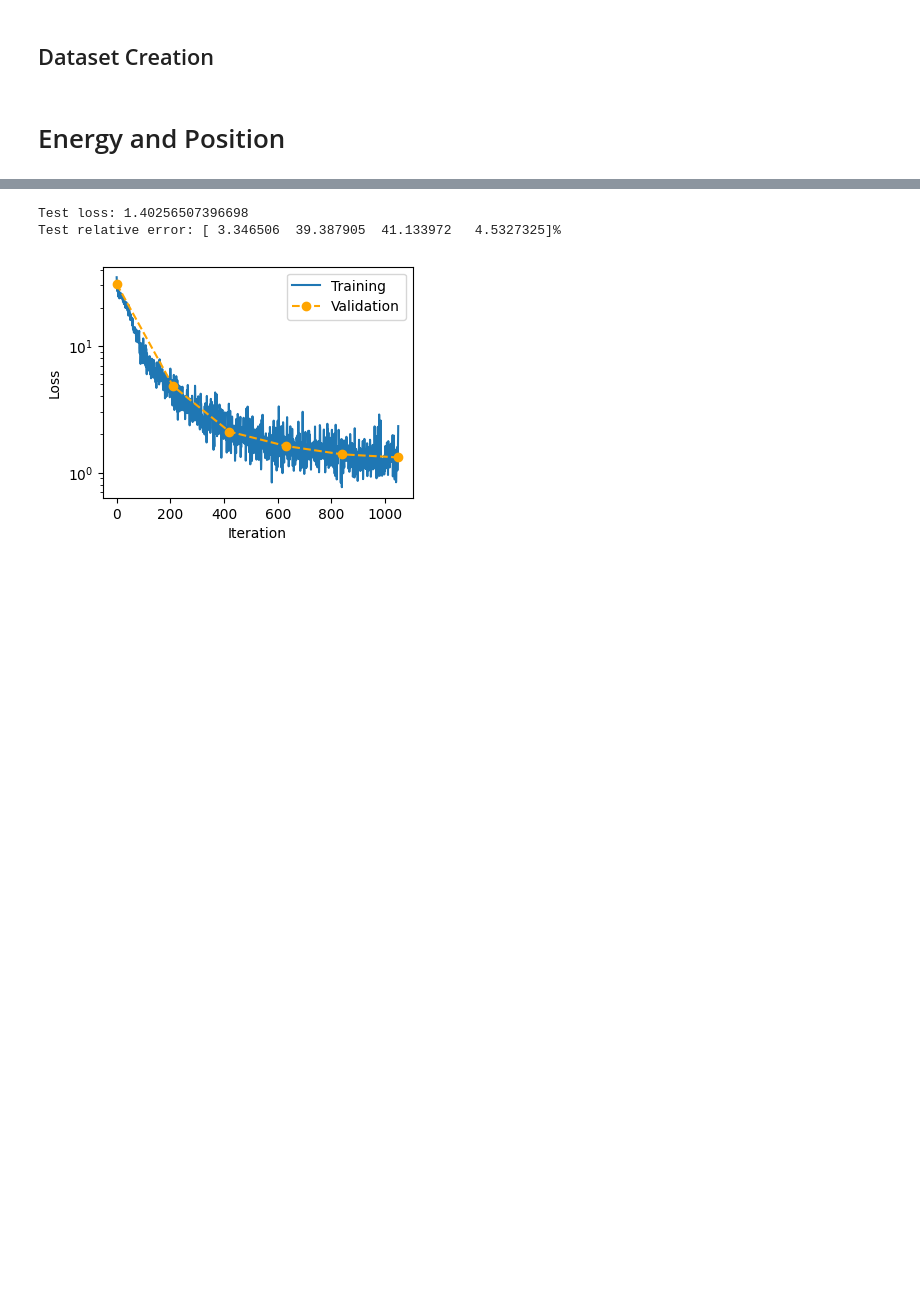
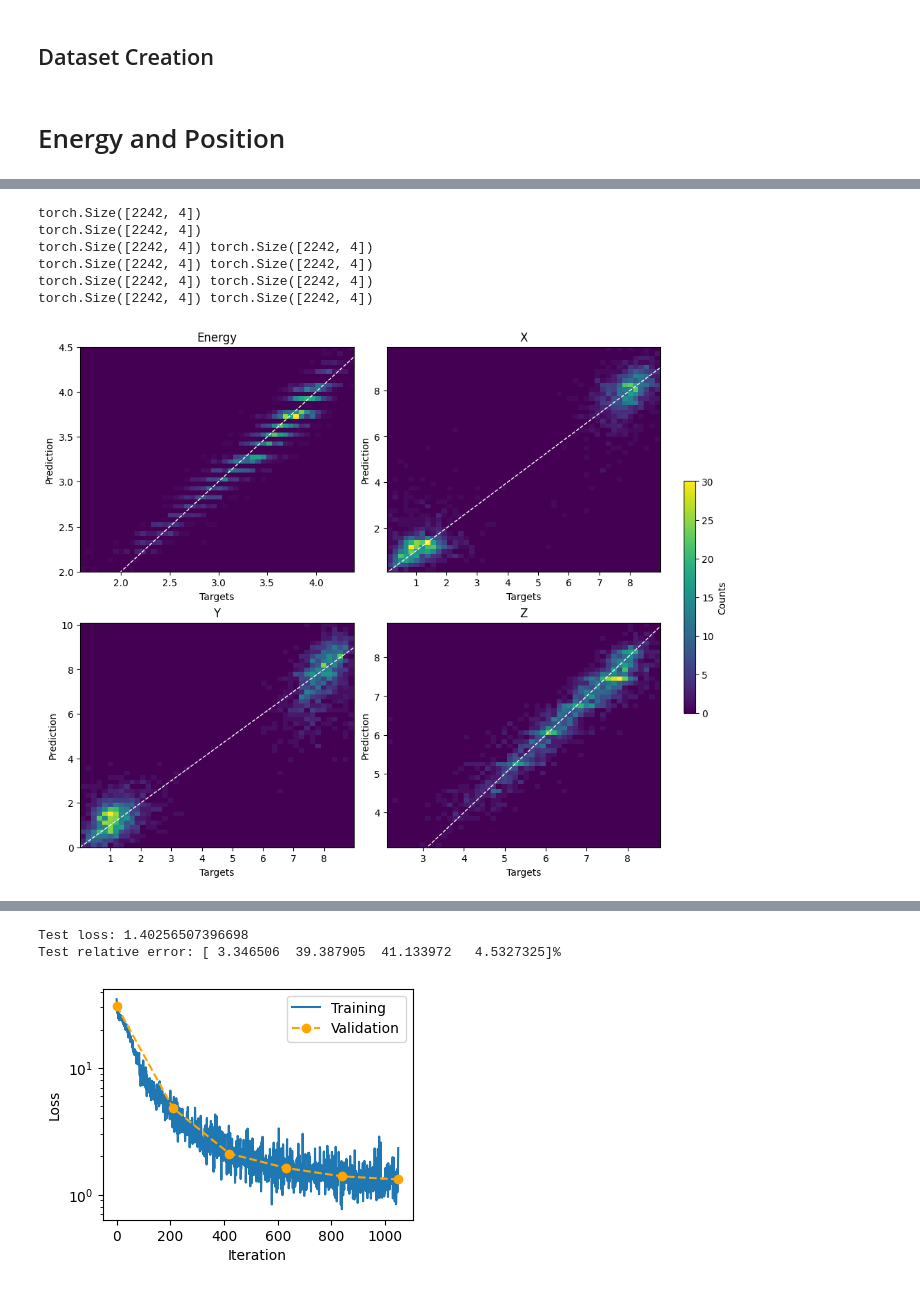
Before and after one commit to enlupi/SNN-Cal, a Jupyter notebook: SNN/SNN.ipynb, the cells around one changed output, grey strips where cells are left out. Cells and saved outputs as stored; diff of their text form; code cells hidden in the pictures; blank space fills up the shorter version.

```diff
--- a/SNN/SNN.ipynb
+++ b/SNN/SNN.ipynb
@@ -779,0 +582,67 @@ Validation Average Error = [0.03267198 0.42195252 0.47679758 0.04614713]
+# %%
+def test(self, targets = torch.tensor([]), predictions = torch.tensor([]),
+                      accuracy = torch.tensor([]), plot_type : str = "2D",
+                      nbins : int = 50, title : Union[str, list[str]] = "", logscale : bool = False, select : list = [],
+                      *args, **kwargs):
+
+        print(targets.shape)
+
+        n_tasks = max(targets.shape[-1], accuracy.shape[-1])
+        if select:
+            n_tasks = min(n_tasks, len(select))
+        else:
+            select = [i for i in range(n_tasks)]
+
+        ncols = math.ceil(math.sqrt(n_tasks))
+        nrows = math.ceil(n_tasks / ncols)
+
+        fig, axs = plt.subplots(ncols=ncols, nrows=nrows, facecolor="w", figsize=(5*ncols, 4*nrows),constrained_layout=True)
+        if not isinstance(axs, np.ndarray):
+            axs = np.array([axs])
+            title = [title]
+        axs = axs.flatten()
+
+        for i in range(n_tasks):
+            # plot 2D histogram of prediction vs targets
+            if plot_type == "2D":
+                axs[i].set_xlabel("Targets")
+                axs[i].set_ylabel("Prediction")
+                axs[i].set_title(title[i])
+                print(targets.shape, predictions.shape)
+                if logscale:
+                    hist = axs[i].hist2d(targets[:, select[i]], predictions[:, select[i]],
+                                         nbins, norm=SymLogNorm(*args, **kwargs), cmap='viridis')
+                else:
+                    hist = axs[i].hist2d(targets[:, select[i]], predictions[:, select[i]], nbins)
+                axs[i].plot([0, 1e5], [0, 1e5], color='white', linewidth=1, linestyle='--')
+
+            # plot 1D histogram of residuals
+            if plot_type == "1D":
+                axs[i].set_xlabel("Residuals")
+                axs[i].set_ylabel("Counts")
+                axs[i].set_title(title[i])
+                hist = axs[i].hist(accuracy[:, select[i]], nbins)
+
+        for i in range(n_tasks, len(axs)):
+            fig.delaxes(axs[i])
+
+        if plot_type == "2D":
+            # Add a color bar
+            if hist:
+                cbar = fig.colorbar(hist[3], ax=axs, orientation='vertical', fraction=0.02, pad=0.04)
+                cbar.set_label("Counts")  # Customize as needed
+
+
+self = train_Epos_spk
+transform = lambda a: a
+#targets, predictions, accuracy = self._get_all(transform=transform)
+print(targets.shape)
+test(self, targets=targets, predictions=predictions, plot_type="2D", title=["Energy", "X", "Y", "Z"])
+# %% [output]
+torch.Size([2242, 4])
+torch.Size([2242, 4])
+torch.Size([2242, 4]) torch.Size([2242, 4])
+torch.Size([2242, 4]) torch.Size([2242, 4])
+torch.Size([2242, 4]) torch.Size([2242, 4])
+torch.Size([2242, 4]) torch.Size([2242, 4])
+[figure, added]
```
Also changed, not shown: parts of 9 cells of this notebook.
